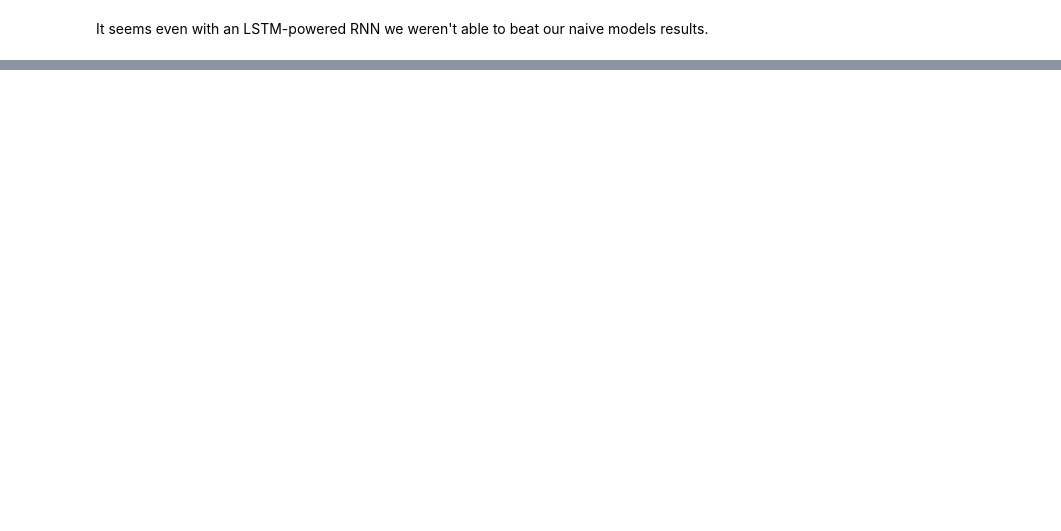
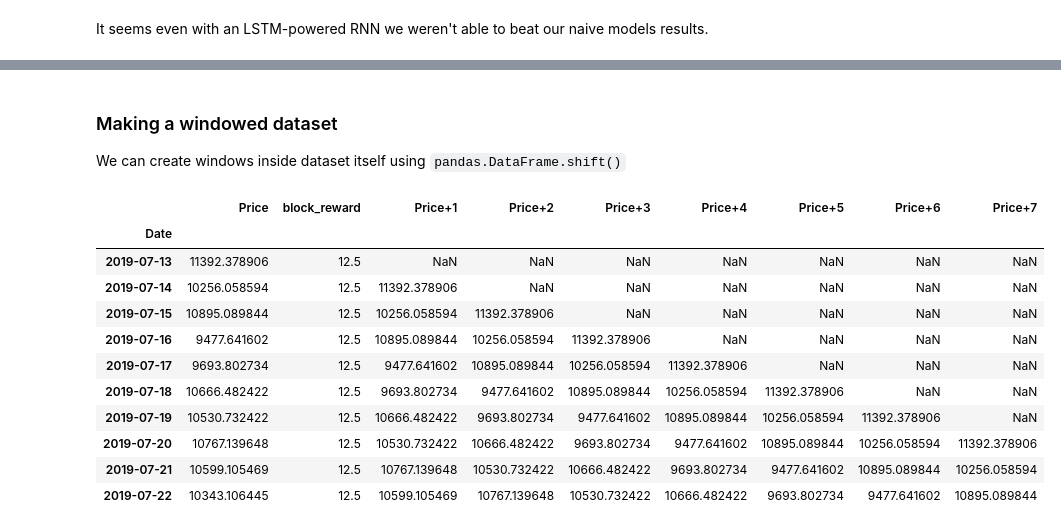
Before and after one commit to yashfirkedata/BitC-Prediction, a Jupyter notebook: BitC_Prediction.ipynb, the cells around one changed output, grey strips where cells are left out. Saved outputs shown, nothing was run; the diff lists cells and outputs as text; code cells hidden in the pictures; blank space fills up the shorter version.

```diff
--- a/BitC_Prediction.ipynb
+++ b/BitC_Prediction.ipynb
@@ -957,0 +992,17 @@ It seems even with an LSTM-powered RNN we weren't able to beat our naive models
+# %%
+# Block reward values
+block_reward_1 = 50 # 3 January 2009 (2009-01-03) - this block reward isn't in our dataset (it starts from 01 October 2013)
+block_reward_2 = 25 # 28 November 2012
+block_reward_3 = 12.5 # 9 July 2016
+block_reward_4 = 6.25 # 11 May 2020
+block_reward_5 = 3.125 # 19 Apr 2024
+
+# Block reward dates (datetime form of the above date stamps)
+block_reward_3_datetime = np.datetime64("2016-07-09")
+block_reward_4_datetime = np.datetime64("2020-05-11")
+block_reward_5_datetime = np.datetime64("2024-04-19")
+# %%
+# Get date indexes for when to add in different block dates
+block_reward_3_days = (block_reward_4_datetime - bitcoin_prices.index[0]).days
+block_reward_4_days = (block_reward_5_datetime - bitcoin_prices.index[0]).days
+block_reward_3_days, block_reward_4_days
@@ -957,0 +1011,10 @@ It seems even with an LSTM-powered RNN we weren't able to beat our naive models
+# %%
+# Add block_reward column
+bitcoin_prices_block = bitcoin_prices.copy()
+bitcoin_prices_block["block_reward"] = None
+
+# Set values of block_reward column (it's the last column hence -1 indexing on iloc)
+bitcoin_prices_block.iloc[:block_reward_3_days, -1] = block_reward_3
+bitcoin_prices_block.iloc[block_reward_3_days:block_reward_4_days, -1] = block_reward_4
+bitcoin_prices_block.iloc[block_reward_4_days:, -1] = block_reward_5
+bitcoin_prices_block.head()
@@ -957,0 +1049,28 @@ It seems even with an LSTM-powered RNN we weren't able to beat our naive models
+# %% [markdown]
+### Making a windowed dataset
+We can create windows inside dataset itself using `pandas.DataFrame.shift()`
+# %%
+# Setup dataset hyperparameters
+HORIZON = 1
+WINDOW_SIZE = 7
+# %%
+# Make a copy of the Bitcoin historical data with block reward feature
+bitcoin_prices_windowed = bitcoin_prices_block.copy()
+
+# Add windowed columns
+for i in range(WINDOW_SIZE): # Shift values for each step in WINDOW_SIZE
+  bitcoin_prices_windowed[f"Price+{i+1}"] = bitcoin_prices_windowed["Price"].shift(periods=i+1)
+bitcoin_prices_windowed.head(10)
+# %% [output]
+|  | Price | block_reward | Price+1 | Price+2 | Price+3 | Price+4 | Price+5 | Price+6 | Price+7 |
+| Date |  |  |  |  |  |  |  |  |  |
+| 2019-07-13 | 11392.378906 | 12.5 | NaN | NaN | NaN | NaN | NaN | NaN | NaN |
+| 2019-07-14 | 10256.058594 | 12.5 | 11392.378906 | NaN | NaN | NaN | NaN | NaN | NaN |
+| 2019-07-15 | 10895.089844 | 12.5 | 10256.058594 | 11392.378906 | NaN | NaN | NaN | NaN | NaN |
+| 2019-07-16 | 9477.641602 | 12.5 | 10895.089844 | 10256.058594 | 11392.378906 | NaN | NaN | NaN | NaN |
+| 2019-07-17 | 9693.802734 | 12.5 | 9477.641602 | 10895.089844 | 10256.058594 | 11392.378906 | NaN | NaN | NaN |
+| 2019-07-18 | 10666.482422 | 12.5 | 9693.802734 | 9477.641602 | 10895.089844 | 10256.058594 | 11392.378906 | NaN | NaN |
+| 2019-07-19 | 10530.732422 | 12.5 | 10666.482422 | 9693.802734 | 9477.641602 | 10895.089844 | 10256.058594 | 11392.378906 | NaN |
+| 2019-07-20 | 10767.139648 | 12.5 | 10530.732422 | 10666.482422 | 9693.802734 | 9477.641602 | 10895.089844 | 10256.058594 | 11392.378906 |
+| 2019-07-21 | 10599.105469 | 12.5 | 10767.139648 | 10530.732422 | 10666.482422 | 9693.802734 | 9477.641602 | 10895.089844 | 10256.058594 |
+| 2019-07-22 | 10343.106445 | 12.5 | 10599.105469 | 10767.139648 | 10530.732422 | 10666.482422 | 9693.802734 | 9477.641602 | 10895.089844 |
```
Also changed, not shown: parts of 118 cells of this notebook.
